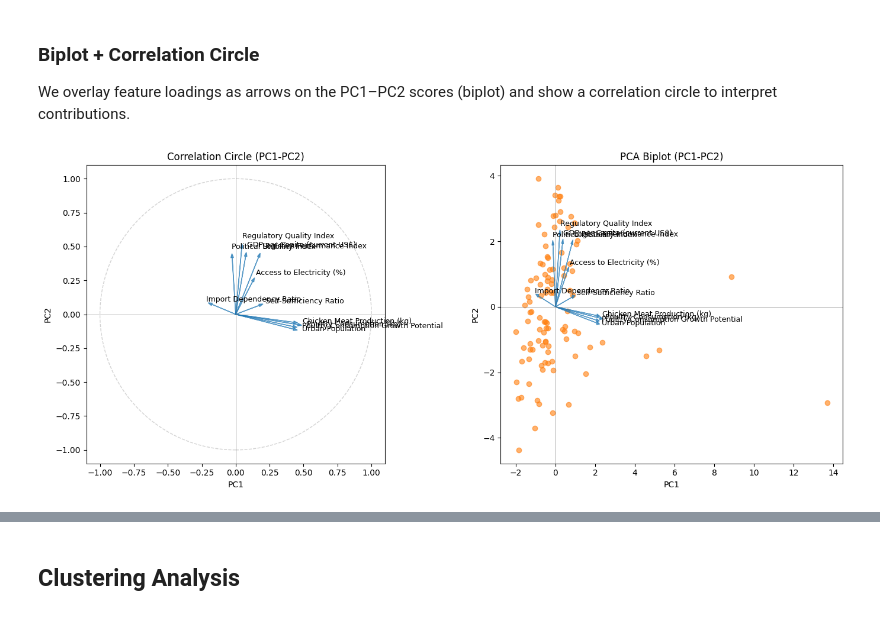
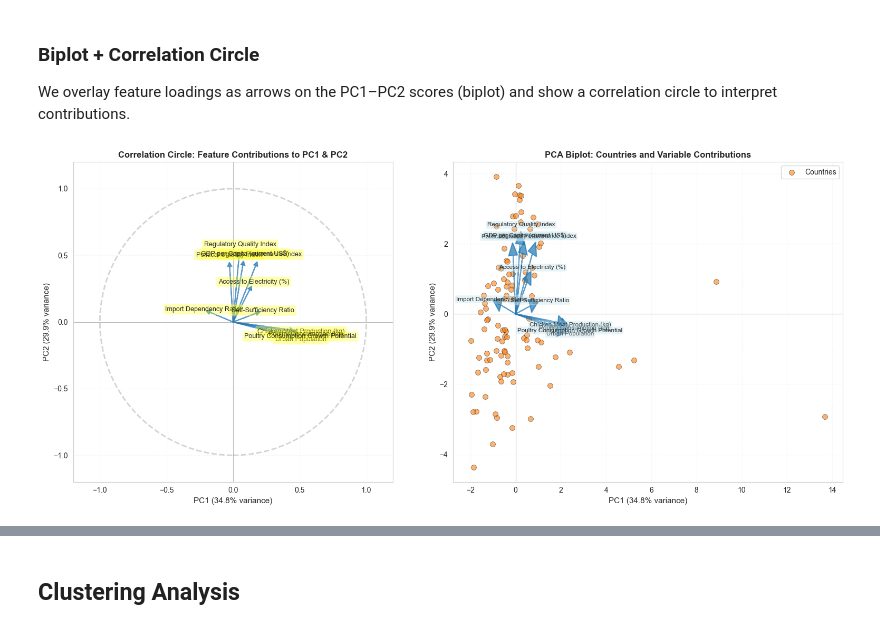
Before and after one commit to makokuzii/Produisez-une-etude-de-marche, a Jupyter notebook: acp_et_clustering.ipynb, the cells around one changed output, grey strips where cells are left out. Saved outputs shown, nothing was run; the diff lists cells and outputs as text; code cells hidden in the pictures.

```diff
--- a/acp_et_clustering.ipynb
+++ b/acp_et_clustering.ipynb
@@ -322,14 +312,6 @@ loadings = pd.DataFrame(
     index=numeric_cols,
     columns=[f'PC{i+1}' for i in range(len(numeric_cols))]
 )
-
-# Show top contributing features for PC1 and PC2
-for i in range(2):
-    pc_name = f'PC{i+1}'
-    print(f"Top contributors to {pc_name}:")
-    print(loadings[pc_name].sort_values(ascending=False).head(10))
-    print()
-
 # Visualize loadings for PC1 & PC2
 fig, axes = plt.subplots(1, 2, figsize=(14, 5))
 for i, ax in enumerate(axes[:2]):
@@ -411,51 +342,65 @@ plot_correlation_circle(pca_2, numeric_cols)
 ### Biplot + Correlation Circle
 We overlay feature loadings as arrows on the PC1–PC2 scores (biplot) and show a correlation circle to interpret contributions.
 # %%
-# Biplot: PC scores with feature loadings as arrows
-# Use the PCA already fitted into `pca` (full), `numeric_cols`, `X_scaled`, and `df_pca` with PC1/PC2
+# Comprehensive Feature Loadings and Correlation Circle Analysis
+# Left panel: Correlation circle (unit circle) showing variable directions
+# Right panel: Biplot showing both country scores and loading vectors
 
-# 1) Correlation circle (unit circle) and feature vectors on PC1-PC2
-fig, ax = plt.subplots(1, 2, figsize=(14,6))
+fig, (ax_circle, ax_biplot) = plt.subplots(1, 2, figsize=(16, 7))
 
-# Left: correlation circle
-ax0 = ax[0]
-circle = plt.Circle((0,0), 1, color='lightgrey', fill=False, linestyle='--')
-ax0.add_artist(circle)
+# Extract loadings for first 2 PCs
+loadings_2d = pca.components_.T[:, :2]
 
-# Project loadings of first two PCs
-loadings_2d = pca.components_.T[:, :2]
+# === LEFT PANEL: CORRELATION CIRCLE ===
+# Draw unit circle
+circle = plt.Circle((0, 0), 1, color='lightgrey', fill=False, linestyle='--', linewidth=2)
+ax_circle.add_artist(circle)
+
+# Plot feature vectors as arrows
 for i, feature in enumerate(numeric_cols):
     x, y = loadings_2d[i, 0], loadings_2d[i, 1]
-    ax0.arrow(0, 0, x, y, color='tab:blue', alpha=0.7, head_width=0.02, length_includes_head=True)
-    ax0.text(x*1.08, y*1.08, feature, fontsize=9)
+    ax_circle.arrow(0, 0, x, y, color='tab:blue', alpha=0.7, head_width=0.03,
+                   head_length=0.03, length_includes_head=True, linewidth=1.5)
+    # Add feature labels (offset from arrows)
+    ax_circle.text(x*1.12, y*1.12, feature, fontsize=9, ha='center', va='center',
+                  bbox=dict(boxstyle='round,pad=0.3', facecolor='yellow', alpha=0.3))
 
-ax0.set_title('Correlation Circle (PC1-PC2)')
-ax0.set_xlabel('PC1')
-ax0.set_ylabel('PC2')
-ax0.axhline(0, color='grey', linewidth=0.5)
-ax0.axvline(0, color='grey', linewidth=0.5)
-ax0.set_aspect('equal', 'box')
-ax0.set_xlim(-1.1, 1.1)
-ax0.set_ylim(-1.1, 1.1)
+ax_circle.set_title('Correlation Circle: Feature Contributions to PC1 & PC2', fontsize=12, fontweight='bold')
+ax_circle.set_xlabel(f'PC1 ({pca.explained_variance_ratio_[0]:.1%} variance)', fontsize=11)
+ax_circle.set_ylabel(f'PC2 ({pca.explained_variance_ratio_[1]:.1%} variance)', fontsize=11)
+ax_circle.axhline(0, color='grey', linewidth=0.8, alpha=0.5)
+ax_circle.axvline(0, color='grey', linewidth=0.8, alpha=0.5)
+ax_circle.set_aspect('equal', 'box')
+ax_circle.set_xlim(-1.2, 1.2)
+ax_circle.set_ylim(-1.2, 1.2)
+ax_circle.grid(True, alpha=0.3, linestyle=':')
 
-# Right: biplot (scores + scaled loadings)
-ax1 = ax[1]
-ax1.scatter(df_pca['PC1'], df_pca['PC2'], alpha=0.6, color='tab:orange')
+# === RIGHT PANEL: BIPLOT ===
+# Plot country scores
+scatter = ax_biplot.scatter(df_pca['PC1'], df_pca['PC2'], alpha=0.6, color='tab:orange',
+                           s=50, edgecolors='black', linewidth=0.5, label='Countries')
 
 # Scale loading vectors to score space for visibility
-scores_std = np.std(df_pca[['PC1','PC2']], axis=0).values
-load_scale = 2.5 * scores_std  # tweak factor for readability
+scores_std = np.std(df_pca[['PC1', 'PC2']], axis=0).values
+load_scale = 2.5 * scores_std
+
+# Overlay scaled loading vectors
 for i, feature in enumerate(numeric_cols):
     x, y = loadings_2d[i, 0]*load_scale[0], loadings_2d[i, 1]*load_scale[1]
-    ax1.arrow(0, 0, x, y, color='tab:blue', alpha=0.7, head_width=0.02*load_scale[0], length_includes_head=True)
-    ax1.text(x*1.05, y*1.05, feature, fontsize=9)
+    ax_biplot.arrow(0, 0, x, y, color='tab:blue', alpha=0.7, head_width=0.08*load_scale[0],
+                   head_length=0.08*load_scale[1], length_includes_head=True, linewidth=1.5)
+    ax_biplot.text(x*1.08, y*1.08, feature, fontsize=8.5, ha='center', va='center',
+                  bbox=dict(boxstyle='round,pad=0.2', facecolor='lightblue', alpha=0.3))
 
-ax1.set_title('PCA Biplot (PC1-PC2)')
-ax1.set_xlabel('PC1')
-ax1.set_ylabel('PC2')
-ax1.axhline(0, color='grey', linewidth=0.5)
-ax1.axvline(0, color='grey', linewidth=0.5)
+ax_biplot.set_title('PCA Biplot: Countries and Variable Contributions', fontsize=12, fontweight='bold')
+ax_biplot.set_xlabel(f'PC1 ({pca.explained_variance_ratio_[0]:.1%} variance)', fontsize=11)
+ax_biplot.set_ylabel(f'PC2 ({pca.explained_variance_ratio_[1]:.1%} variance)', fontsize=11)
+ax_biplot.axhline(0, color='grey', linewidth=0.8, alpha=0.5)
+ax_biplot.axvline(0, color='grey', linewidth=0.8, alpha=0.5)
+ax_biplot.grid(True, alpha=0.3, linestyle=':')
+ax_biplot.legend()
+
 plt.tight_layout()
 plt.show()
 # %% [output]
-[figure, old version]
+[figure, new version]
```
Also changed, not shown: parts of 30 cells of this notebook, 1 other file.
